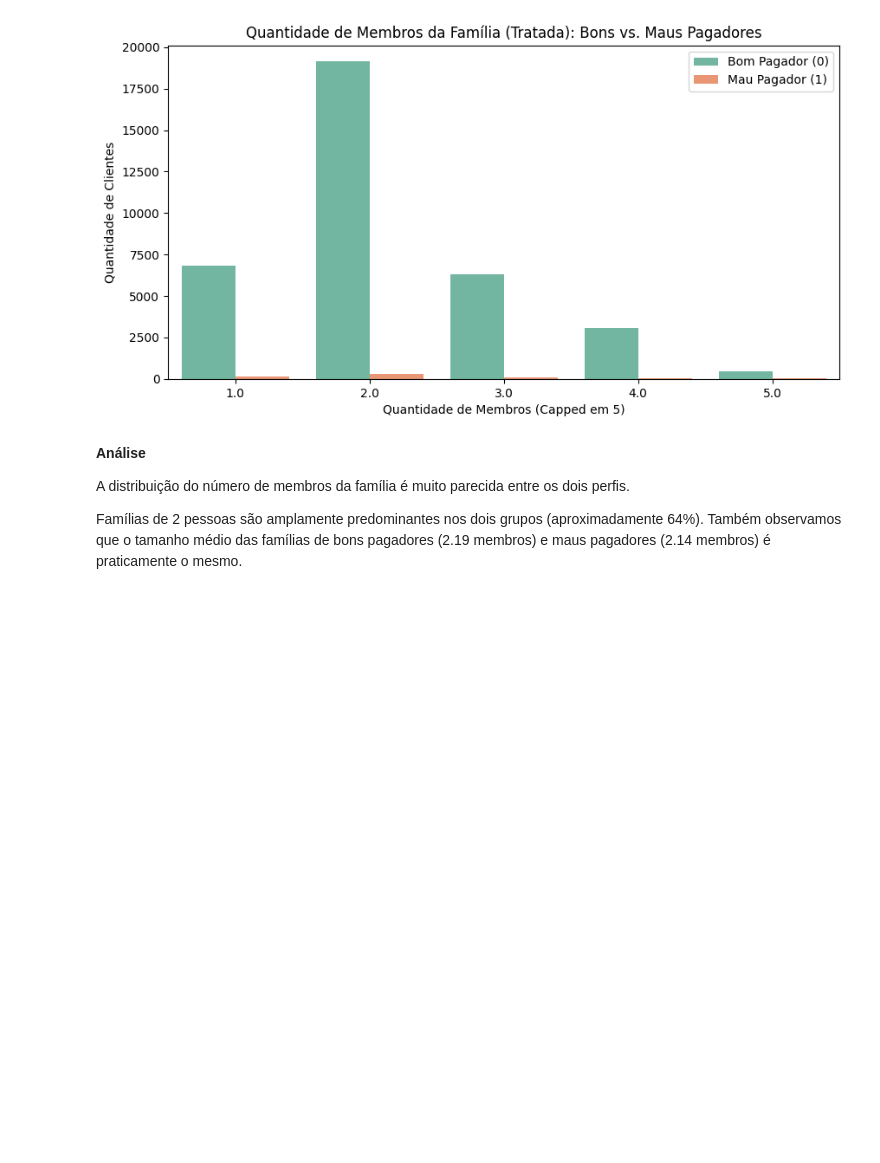
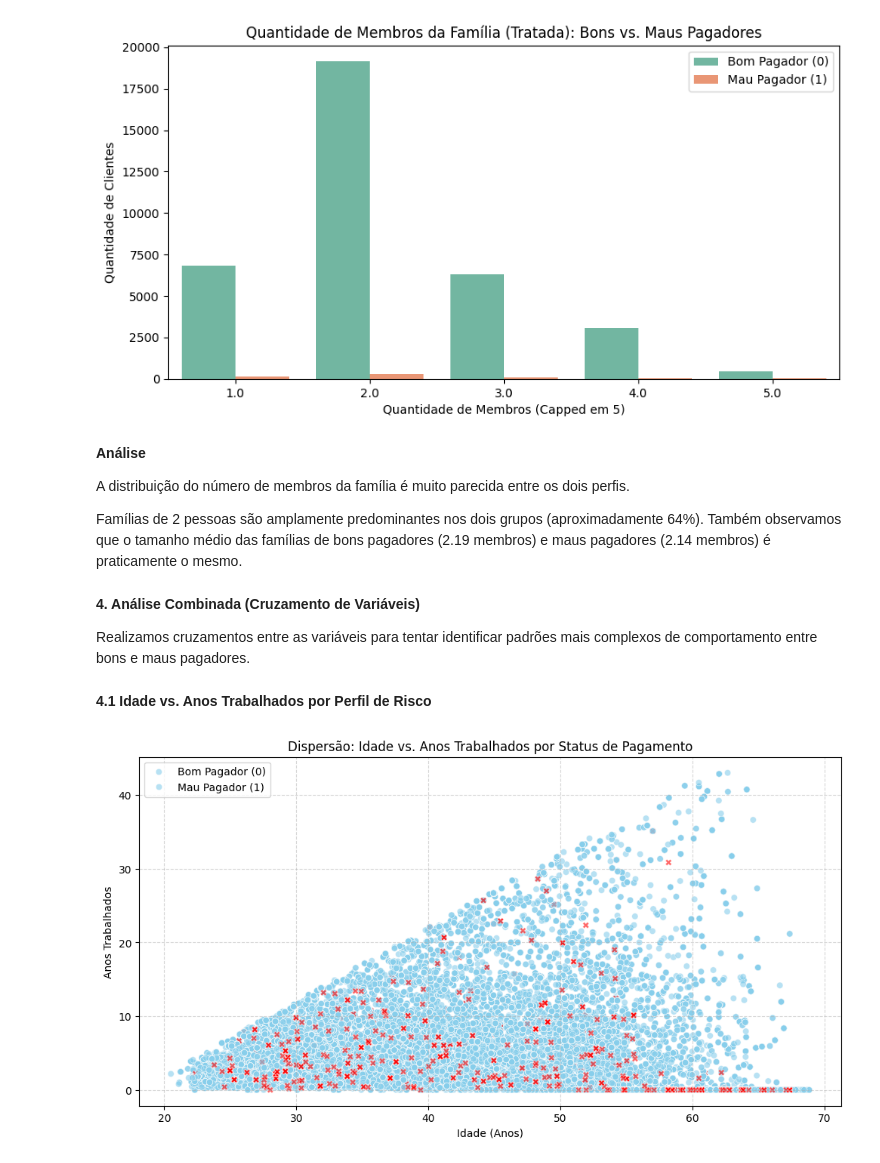
Before and after one commit to fernandinhaalmeida84/Tech_Challenge_Fase_2, a Jupyter notebook: Notebook/Untitled4.ipynb, the cells around one changed output. Saved outputs shown, nothing was run; the diff lists cells and outputs as text; code cells hidden in the pictures; blank space fills up the shorter version.

```diff
--- a/Notebook/Untitled4.ipynb
+++ b/Notebook/Untitled4.ipynb
@@ -812,3 +812,28 @@ MAU_PAGADOR
 A distribuição do número de membros da família é muito parecida entre os dois perfis.
 
 Famílias de 2 pessoas são amplamente predominantes nos dois grupos (aproximadamente 64%). Também observamos que o tamanho médio das famílias de bons pagadores (2.19 membros) e maus pagadores (2.14 membros) é praticamente o mesmo.
+# %% [markdown]
+**4. Análise Combinada (Cruzamento de Variáveis)**
+
+Realizamos cruzamentos entre as variáveis para tentar identificar padrões mais complexos de comportamento entre bons e maus pagadores.
+# %% [markdown]
+**4.1 Idade vs. Anos Trabalhados por Perfil de Risco**
+# %%
+plt.figure(figsize=(12, 6))
+sns.scatterplot(
+    data=df,
+    x='Idade',
+    y='Anos_Trabalhados',
+    hue='MAU_PAGADOR',
+    palette={0: 'skyblue', 1: 'red'},
+    alpha=0.6,
+    style='MAU_PAGADOR'
+)
+plt.title('Dispersão: Idade vs. Anos Trabalhados por Status de Pagamento')
+plt.xlabel('Idade (Anos)')
+plt.ylabel('Anos Trabalhados')
+plt.legend(['Bom Pagador (0)', 'Mau Pagador (1)'])
+plt.grid(True, linestyle='--', alpha=0.5)
+plt.show()
+# %% [output]
+[figure, added]
```
Also changed, not shown: parts of 8 cells of this notebook.
